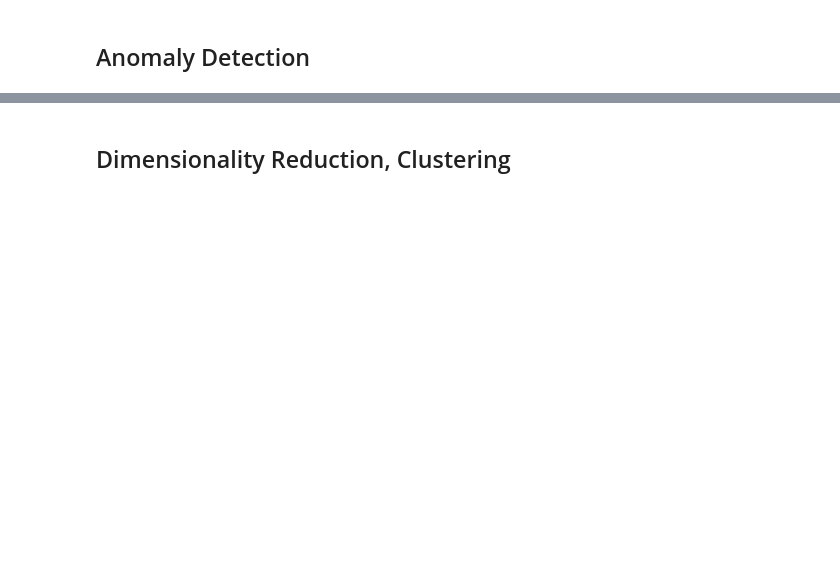
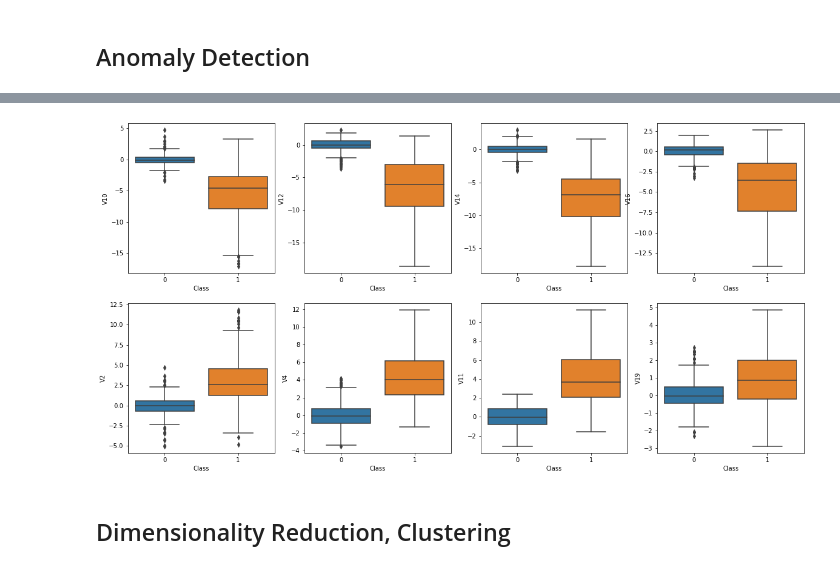
Before and after one commit to mw01github/Credit-Card-Fraud-Detection, a Jupyter notebook: Analysis.ipynb, the cells around one changed output, grey strips where cells are left out. Saved outputs shown, nothing was run; the diff lists cells and outputs as text; code cells hidden in the pictures; blank space fills up the shorter version.

```diff
--- a/Analysis.ipynb
+++ b/Analysis.ipynb
@@ -82,3 +181,33 @@ Underampled train non fraud:  0.5
+# %%
+plt.figure(figsize = (20, 10))
+
+plt.subplot(241)
+sns.boxplot(x="Class", y="V10", data=train_undersampled)
+
+plt.subplot(242)
+sns.boxplot(x="Class", y="V12", data=train_undersampled)
+
+plt.subplot(243)
+sns.boxplot(x="Class", y="V14", data=train_undersampled)
+
+plt.subplot(244)
+sns.boxplot(x="Class", y="V16", data=train_undersampled)
+
+plt.subplot(245)
+sns.boxplot(x="Class", y="V2", data=train_undersampled)
+
+plt.subplot(246)
+sns.boxplot(x="Class", y="V4", data=train_undersampled)
+
+plt.subplot(247)
+sns.boxplot(x="Class", y="V11", data=train_undersampled)
+
+plt.subplot(248)
+sns.boxplot(x="Class", y="V19", data=train_undersampled)
+
+plt.show()
+# %% [output]
+[figure, added]
 # %% [markdown]
 ## Dimensionality Reduction, Clustering
 # %%
```
Also changed, not shown: parts of 13 cells of this notebook.
